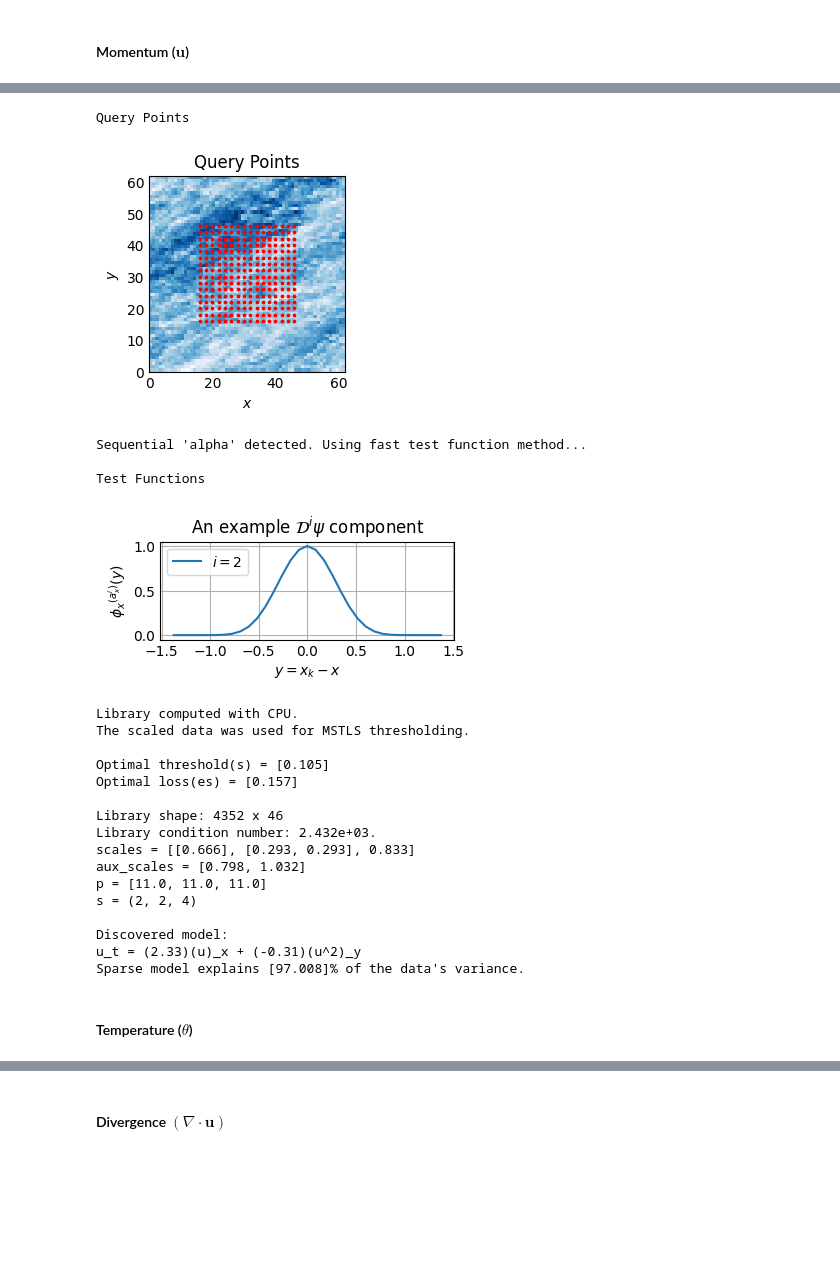
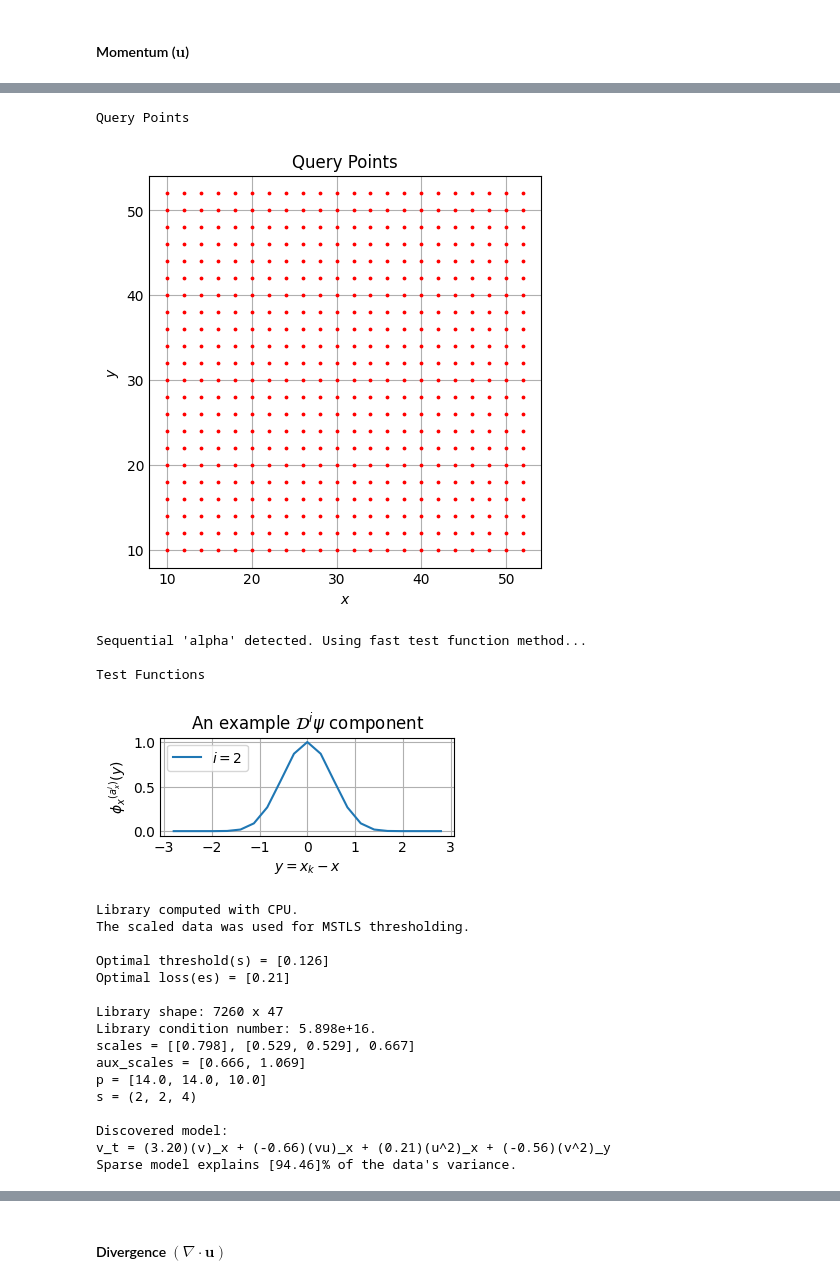
Before and after one commit to MathBioCU/WSINDy4Weather, a Jupyter notebook: geophysical_wsindy.ipynb, the cells around one changed output, grey strips where cells are left out. Cells and saved outputs as stored; diff of their text form; code cells hidden in the pictures; blank space fills up the shorter version.

```diff
--- a/geophysical_wsindy.ipynb
+++ b/geophysical_wsindy.ipynb
@@ -105,11 +101 @@ Successfully installed symengine-0.13.0
 Imported tensors with shape torch.Size([62, 62, 100])
-# %%
-# Plot
-X,Y = np.meshgrid(x, y, indexing='ij')
-thyme = 0
-
-plt.figure(figsize=(3,3))
-plt.pcolormesh(X, Y, Temp[:,:,thyme], cmap='coolwarm')
-plt.axis('off')
-
-del X,Y,thyme
@@ -1996,0 +2125,18 @@ def wsindy(U, fj, alpha, **kwargs):
+# %%
+# Plot the histogram
+plt.rcParams['mathtext.fontset'] = 'cm'
+plt.rcParams['font.family'] = 'STIXGeneral'
+plt.rcParams['font.size'] = 14
+
+plt.figure(figsize=(6,2))
+plt.hist(r, bins=100, edgecolor='k', alpha=0.7, density=True,
+         label='Residuals, $\\boldsymbol{r}$')
+plt.title('Stratified')
+plt.xlabel('Residuals')
+plt.ylabel('Density')
+
+plt.tick_params(axis='both', which='major', labelsize=10)
+plt.tick_params(axis='both', which='minor', labelsize=10)
+
+plt.legend()
+plt.show()
@@ -2031,63 +2270,60 @@ params = {
     't' : (0, T),
     'dt' : dt,
     #'aux_fields' : [U, V, W, Tempz, Wz/2.5],
-    'aux_fields' : [V, Px],
+    'aux_fields' : [U, Py],
 
     # WEAK SINDY HYPERPARAMETERS
     # m = explicit (mx,...,mt) values
     # s = explicit (sx,...,st) values
     # lambdas = MSTLS threshold search space
     # threshold = known optimal threshold
     # p = explicit (px,...,pt) values
     # tau = test function tolerance
     # tau_hat = Fourier test function tolerance
     # scales = explicit ([yu],[yx],yt) scaling factors
     # M = explicit scaling matrix
     #-------------------------------------------------
     #'tau_hat' : 3,
     #'m' : [16, 16, 16], # seems pretty good
-    'm' : [16, 16, 16],
+    'm' : [10, 10, 20],
 
     # MISCELLANEOUS
     # verbosity = report info and create plots? (0 or 1)
     # init_guess = [x0, y0, m1, m2], for (kx,kt) curve fit
     # max_its = specify maximum number of MSTLS iterations
     # sigma_NR = noise ratio of artifical gaussian noise
     # sparsify = use 'original' or 'scaled' data in MSTLS
     # field_names = variable names, e.g., ['u','v','w']
     # augment = append operator? E.g., ('Div','2d_cartesian')
     #--------------------------------------------------------
     'verbosity' : 1,
     'sparsify' : 'scaled',
-    'field_names' : ['u', 'v', 'p'],
-    'sigma_NR' : 0}
-    #'augment' : ('Div', '3d_cartesian')}
-    #'augment' : ('Div', '2d_cartesian')}
+    'field_names' : ['v', 'u', 'p'],
+    'sigma_NR' : 0,
+    'augment' : ('Div', '2d_cartesian')}
 
 # Run weak SINDy
-w,L,b,r,pde = wsindy(U, fj, alpha, **params)
+w,L,b,r,pde = wsindy(V, fj, alpha, **params)
 # %% [output]
 Query Points
-[figure, old version]
+[figure, new version]
 Sequential 'alpha' detected. Using fast test function method...
 
 Test Functions
-[figure, old version]
+[figure, new version]
 Library computed with CPU.
 The scaled data was used for MSTLS thresholding.
 
-Optimal threshold(s) = [0.105]
-Optimal loss(es) = [0.157]
+Optimal threshold(s) = [0.126]
+Optimal loss(es) = [0.21]
 
-Library shape: 4352 x 46
-Library condition number: 2.432e+03.
-scales = [[0.666], [0.293, 0.293], 0.833]
-aux_scales = [0.798, 1.032]
-p = [11.0, 11.0, 11.0]
+Library shape: 7260 x 47
+Library condition number: 5.898e+16.
+scales = [[0.798], [0.529, 0.529], 0.667]
+aux_scales = [0.666, 1.069]
+p = [14.0, 14.0, 10.0]
 s = (2, 2, 4)
 
 Discovered model:
-u_t = (2.33)(u)_x + (-0.31)(u^2)_y
-Sparse model explains [97.008]% of the data's variance.
+v_t = (3.20)(v)_x + (-0.66)(vu)_x + (0.21)(u^2)_x + (-0.56)(v^2)_y
+Sparse model explains [94.46]% of the data's variance.
-# %% [markdown]
-#### Temperature ($\theta$)
```
Also changed, not shown: parts of 14 cells of this notebook.
